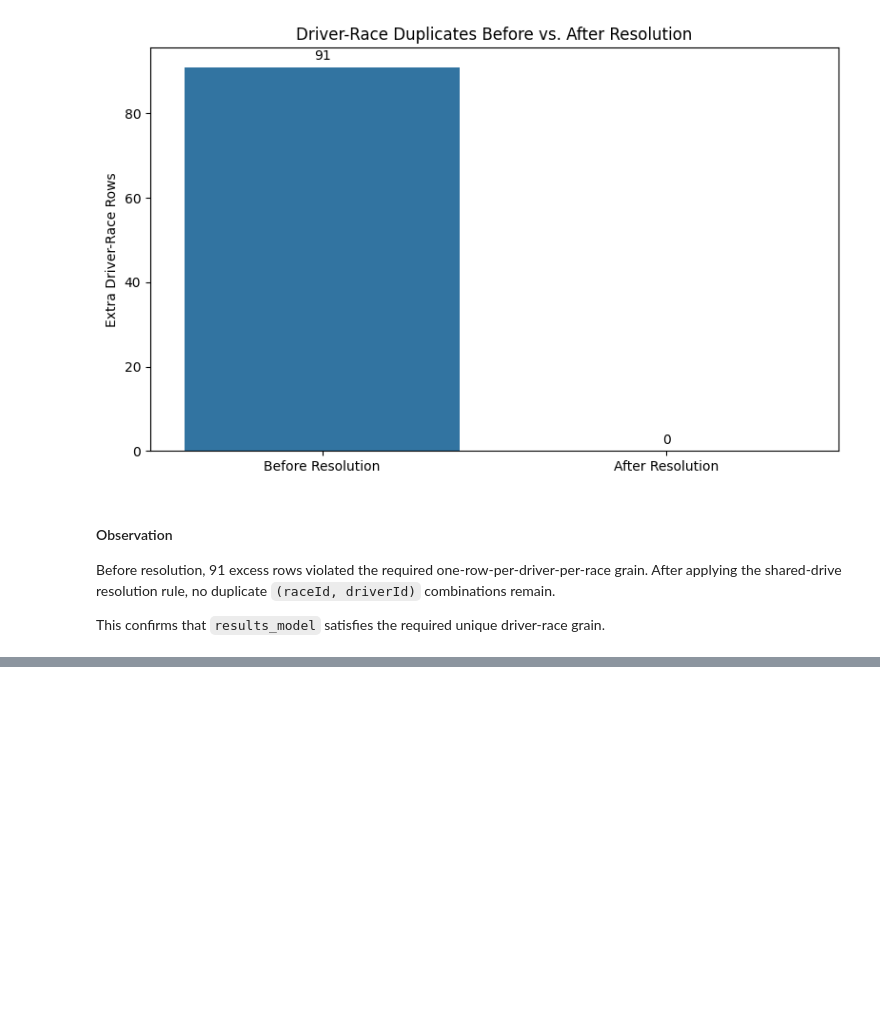
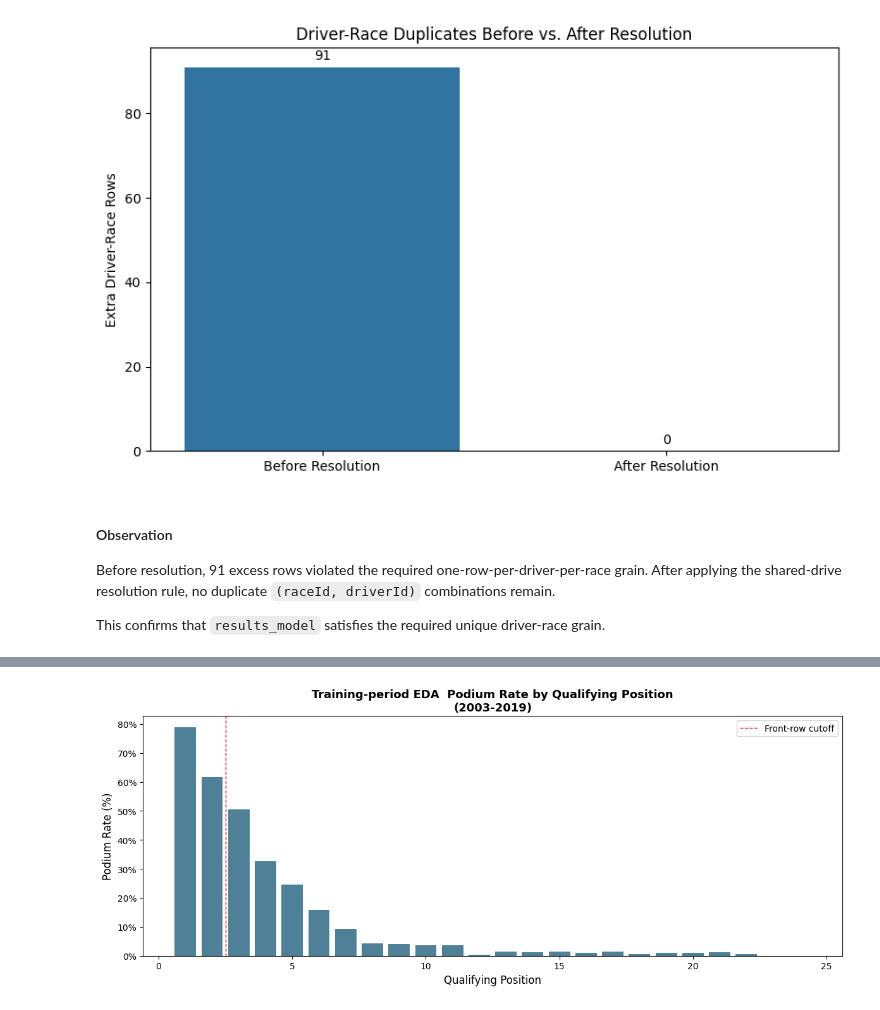
Before and after one commit to alaa2213/ACL2, a Jupyter notebook: acl-project-m1.ipynb, the cells around one changed output, grey strips where cells are left out. Cells and saved outputs as stored; diff of their text form; code cells hidden in the pictures; blank space fills up the shorter version.

```diff
--- a/acl-project-m1.ipynb
+++ b/acl-project-m1.ipynb
@@ -1888,0 +3491,70 @@ This confirms that `results_model` satisfies the required unique driver-race gra
+# %%
+# Feature 1: Qualifying position
+# EDA is restricted to the training period so validation and test outcomes
+# cannot influence feature-selection decisions.
+
+TRAIN_START_YEAR = 2003
+TRAIN_END_YEAR = 2019
+
+eda_q_source = base.loc[
+    base["year"].between(TRAIN_START_YEAR, TRAIN_END_YEAR)
+].dropna(subset=["quali_pos"]).copy()
+
+assert not eda_q_source.empty
+assert eda_q_source["year"].between(
+    TRAIN_START_YEAR, TRAIN_END_YEAR
+).all()
+
+eda_q = (
+    eda_q_source
+    .groupby("quali_pos")
+    .agg(
+        starts=("is_podium", "count"),
+        podiums=("is_podium", "sum"),
+    )
+    .reset_index()
+)
+
+eda_q["podium_rate"] = eda_q["podiums"] / eda_q["starts"]
+eda_q = eda_q[eda_q["starts"] >= 20].copy()
+
+assert eda_q["quali_pos"].notna().all()
+assert eda_q["podium_rate"].between(0, 1).all()
+
+fig, ax = plt.subplots(figsize=(12, 5))
+ax.bar(
+    eda_q["quali_pos"],
+    eda_q["podium_rate"] * 100,
+    color="#4E8098",
+)
+ax.set_xlabel("Qualifying Position", fontsize=12)
+ax.set_ylabel("Podium Rate (%)", fontsize=12)
+ax.set_title(
+    "Training-period EDA  Podium Rate by Qualifying Position\n"
+    "(2003-2019)",
+    fontsize=13,
+    fontweight="bold",
+)
+ax.yaxis.set_major_formatter(mtick.PercentFormatter())
+ax.axvline(
+    2.5,
+    color="red",
+    linestyle="--",
+    linewidth=1,
+    label="Front-row cutoff",
+)
+ax.legend()
+plt.tight_layout()
+plt.show()
+
+print(
+    "Training observations used:",
+    len(eda_q_source),
+)
+print(
+    eda_q[
+        ["quali_pos", "starts", "podium_rate"]
+    ].head(15).to_string(index=False)
+)
+# %% [output]
+[figure, added]
```
Also changed, not shown: parts of 112 cells of this notebook.
